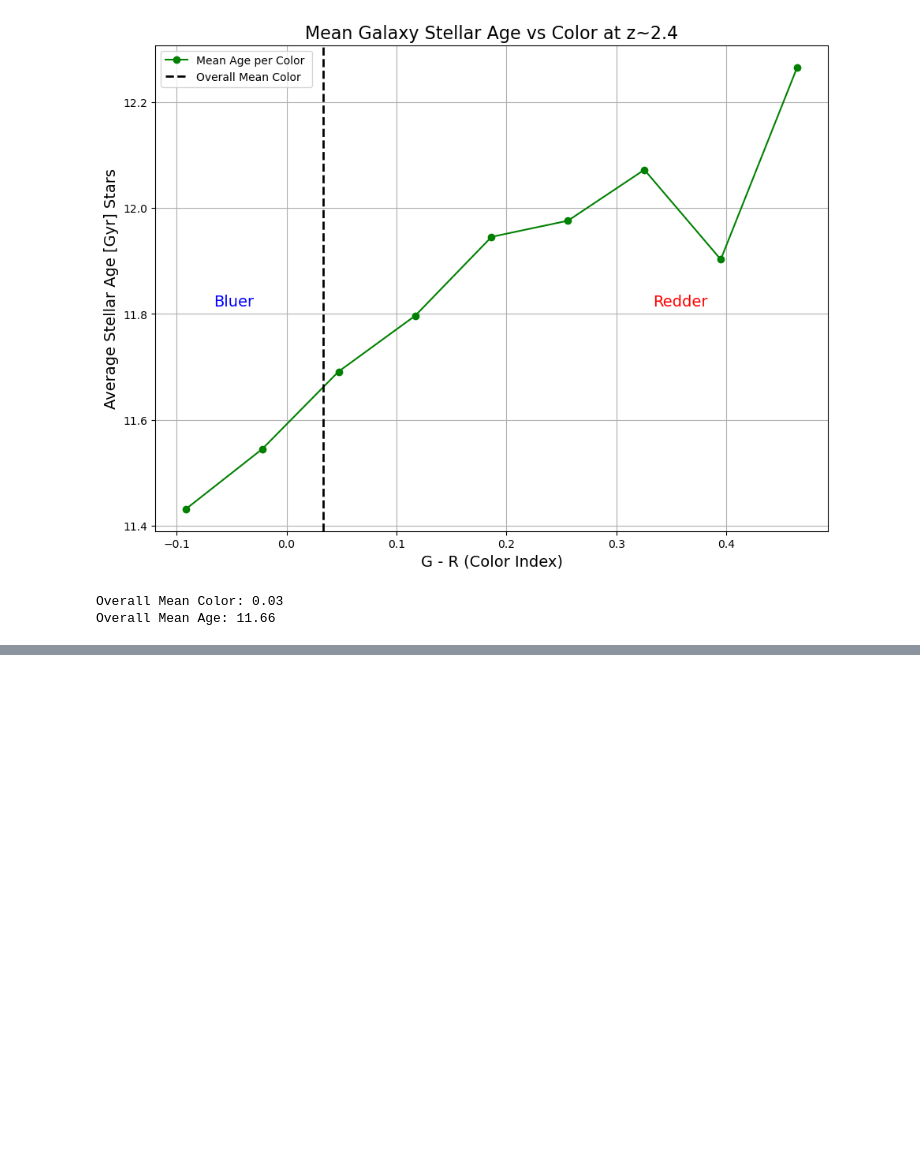
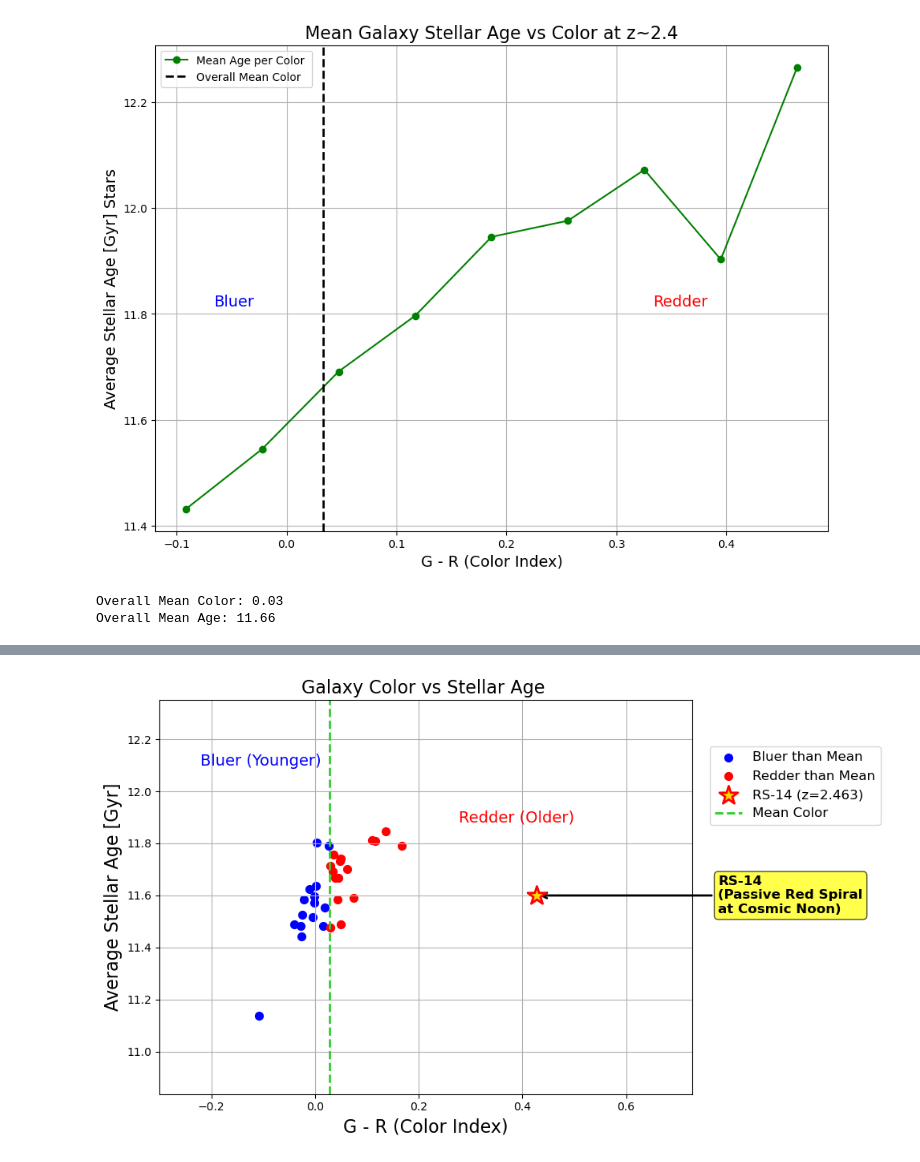
Before and after one commit to PrisonTeachingInitiative/CFR-2025, a Jupyter notebook: Astro/Blank/Project.ipynb, the cells around one changed output, grey strips where cells are left out. Drawn from its saved outputs; the diff is of its cells as text; code cells hidden in the pictures; blank space fills up the shorter version.

```diff
--- a/Astro/Blank/Project.ipynb
+++ b/Astro/Blank/Project.ipynb
@@ -487,0 +370,85 @@ Standard Deviation of Residuals: 0.1130
+# %%
+import matplotlib.pyplot as plt
+import pandas as pd
+
+# Filter high-probability spiral galaxies
+high_prob_spiral = data4[data4['prob spiral'] >= 0.80]
+
+# Extract relevant columns
+galaxy_average_stellar_age = high_prob_spiral['average stellar age [Gyr]']
+galaxy_gband = high_prob_spiral["g band"]
+galaxy_rband = high_prob_spiral["r band"]
+
+# Calculate color
+galaxy_color = galaxy_gband - galaxy_rband
+
+# Calculate mean
+mean_color = galaxy_color.mean()
+mean_age = galaxy_average_stellar_age.mean()
+
+# Split by color relative to mean
+bluer_mask = galaxy_color < mean_color
+redder_mask = galaxy_color >= mean_color
+
+# RS14 assumed location
+rs14_color = mean_color + 0.4
+rs14_age = 11.6
+
+# Create the plot
+plt.figure(figsize=(10, 6.0))
+
+# Plot bluer galaxies
+plt.scatter(galaxy_color[bluer_mask], galaxy_average_stellar_age[bluer_mask],
+            color='blue', alpha=1.0, s=50, label='Bluer than Mean')
+
+# Plot redder galaxies
+plt.scatter(galaxy_color[redder_mask], galaxy_average_stellar_age[redder_mask],
+            color='red', alpha=1.0, s=50, label='Redder than Mean')
+
+# Plot RS14 star
+plt.scatter(rs14_color, rs14_age, marker='*', s=300, color='gold',
+            edgecolors='red', linewidth=2, label='RS-14 (z=2.463)', zorder=5)
+
+# Annotate RS14 just outside the main plot to the right
+plt.annotate('RS-14\n(Passive Red Spiral\nat Cosmic Noon)',
+             xy=(rs14_color, rs14_age),
+             xytext=(rs14_color + 0.35, rs14_age),
+             fontsize=12, fontweight='bold',
+             arrowprops=dict(arrowstyle='->', color='black', lw=2),
+             bbox=dict(boxstyle="round,pad=0.3", facecolor='yellow', alpha=0.7),
+             ha='left', va='center')
+
+# Mean color vertical line
+plt.axvline(x=mean_color, color='limegreen', linestyle='--', linewidth=2, label='Mean Color')
+
+# Add axis labels and title
+plt.xlabel('G - R (Color Index)', fontsize=16)
+plt.ylabel('Average Stellar Age [Gyr]', fontsize=16)
+plt.title('Galaxy Color vs Stellar Age ', fontsize=16)
+
+# Directional labels above plot
+ymax = plt.ylim()[1]
+#plt.text(mean_color - 0.28, ymax * 1.0, 'Bluer (Younger)', color='blue', fontsize=14)
+plt.text(mean_color - 0.25, 12.1, 'Bluer (Younger)', color='blue', fontsize=14)
+plt.text(mean_color + 0.25, ymax * 1.0, 'Redder (Older)', color='red', fontsize=14)
+
+# Adjust axis limits to create room for annotation
+plt.xlim(left=-0.3, right=rs14_color + 0.3)
+plt.ylim(bottom=galaxy_average_stellar_age.min() - 0.3, top=rs14_age + .75)
+
+# Add grid and legend outside plot
+plt.grid(True)
+plt.legend(loc='upper left', bbox_to_anchor=(1.02, 0.9), fontsize=12, frameon=True)
+
+# Tidy layout
+plt.tight_layout()
+
+# Show plot
+plt.show()
+
+# Print summary stats
+print(f'Average Mean Color: {mean_color:.2f}')
+print(f'Average Mean Age: {mean_age:.2f}')
+print(f'RS-14 plotted at: Color = {rs14_color:.2f}, Age = {rs14_age:.2f} Gyr')
+# %% [output]
+[figure, added]
```
Also changed, not shown: parts of 10 cells of this notebook.
